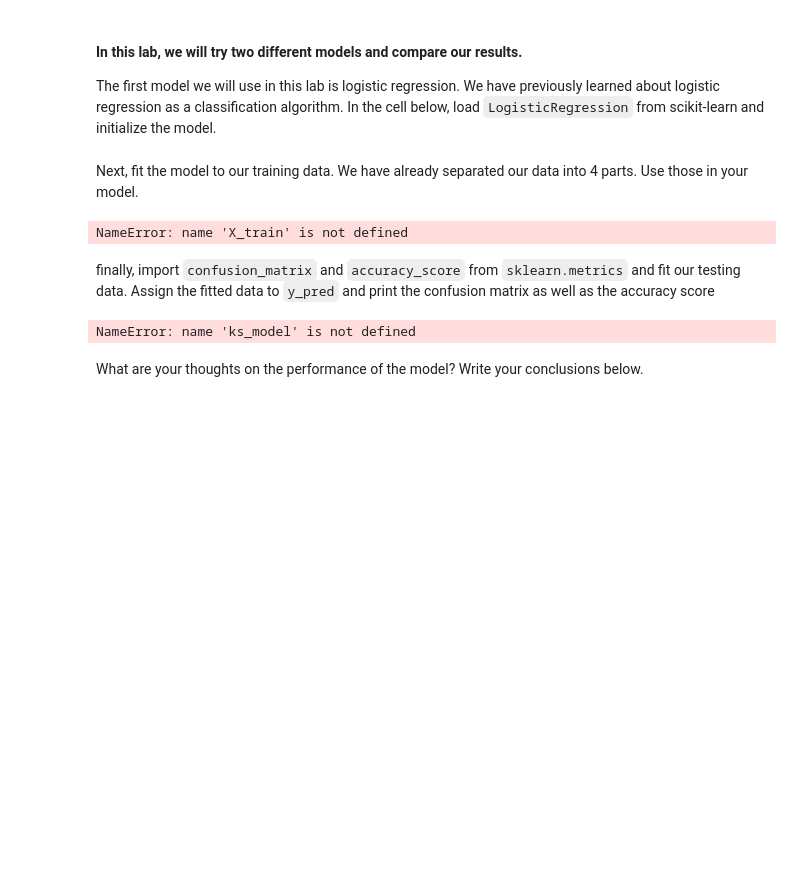
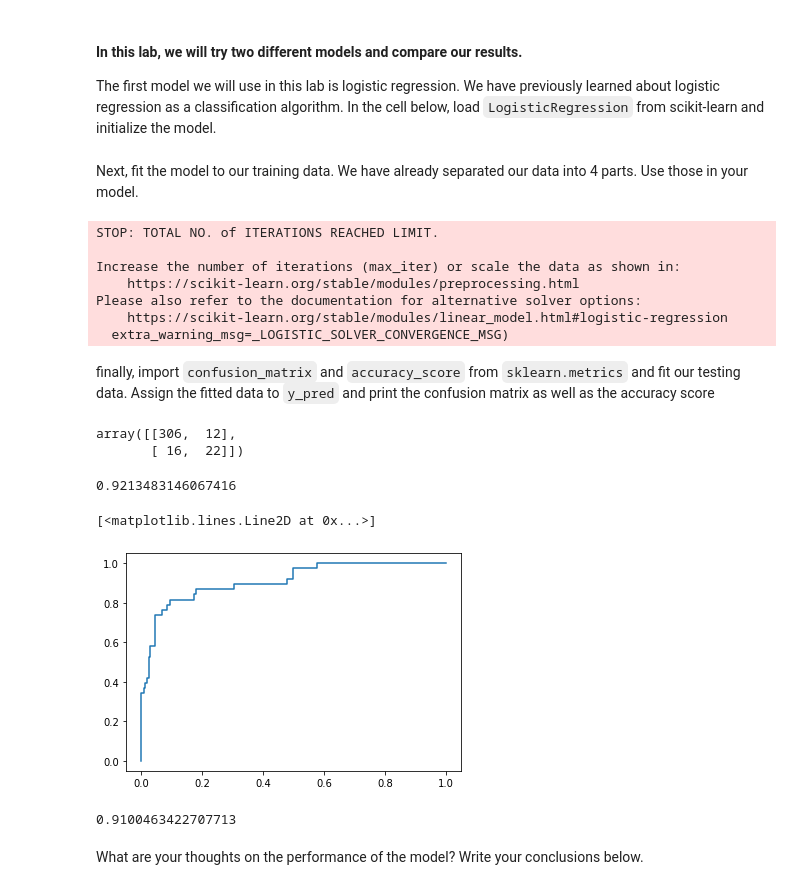
Before and after one commit to ironhack-datalabs/dataV2-labs, a Jupyter notebook: module-3/Supervised-Learning/your-code/main.ipynb, the cells around one changed output. Drawn from its saved outputs; the diff is of its cells as text; code cells hidden in the pictures; blank space fills up the shorter version.

```diff
--- a/module-3/Supervised-Learning/your-code/main.ipynb
+++ b/module-3/Supervised-Learning/your-code/main.ipynb
@@ -478,2 +493,5 @@ website_dummy = pd.get_dummies(websites_mod, drop_first=True)
+# %%
+websites_dummy_y = pd.get_dummies(data=websites_mod['Type'], drop_first=True)
+websites_dummy_x = pd.get_dummies(data=websites_mod, columns=['CHARSET', 'SERVER', 'WHOIS_COUNTRY'], drop_first=True)
 # %% [markdown]
 Now, inspect `website_dummy` to make sure the data and types are intended - there shouldn't be any categorical columns at this point.
@@ -498,4 +513,4 @@ We'll start off this section by splitting the data to train and test. **Name you
 from sklearn.model_selection import train_test_split
 
 #How do we determine which are x and which are y value?
-X_train, X_test, y_train, y_test = train_test_split(x, y, test_size=0.2)
+X_train, X_test, y_train, y_test = train_test_split(websites_dummy_x, websites_dummy_y, test_size=0.2)
@@ -510,17 +523,45 @@ from sklearn.linear_model import LogisticRegression
 # %% [markdown]
 Next, fit the model to our training data. We have already separated our data into 4 parts. Use those in your model.
 # %%
-ks_model = LogisticRegression().fit(X_train, y_train)
+web_model = LogisticRegression().fit(X_train, y_train)
 # %% [output]
-NameError: name 'X_train' is not defined
+STOP: TOTAL NO. of ITERATIONS REACHED LIMIT.
+
+Increase the number of iterations (max_iter) or scale the data as shown in:
+    https://scikit-learn.org/stable/modules/preprocessing.html
+Please also refer to the documentation for alternative solver options:
+    https://scikit-learn.org/stable/modules/linear_model.html#logistic-regression
+  extra_warning_msg=_LOGISTIC_SOLVER_CONVERGENCE_MSG)
 # %% [markdown]
 finally, import `confusion_matrix` and `accuracy_score` from `sklearn.metrics` and fit our testing data. Assign the fitted data to `y_pred` and print the confusion matrix as well as the accuracy score
 # %%
 from sklearn.metrics import confusion_matrix
+from sklearn.metrics import accuracy_score
 
-y_pred_test = ks_model.predict(X_test)
-confusion_matrix(y_test, y_pred_test)
+#confusion matrix
+y_pred = web_model.predict(X_test)
+confusion_matrix(y_test, y_pred)
 # %% [output]
-NameError: name 'ks_model' is not defined
+array([[306,  12],
+       [ 16,  22]])
+# %%
+accuracy_score(y_test, y_pred, normalize=True, sample_weight=None)
+# %% [output]
+0.9213483146067416
+# %%
+from sklearn import metrics
+
+y_pred_proba = web_model.predict_proba(X_test)[::,1]
+fpr, tpr, _ = metrics.roc_curve(y_test,  y_pred_proba)
+auc_lr = metrics.roc_auc_score(y_test, y_pred_proba)
+
+plt.plot(fpr,tpr)
+# %% [output]
+[<matplotlib.lines.Line2D at 0x...>]
+[figure, added]
+# %%
+auc_lr
+# %% [output]
+0.9100463422707713
 # %% [markdown]
 What are your thoughts on the performance of the model? Write your conclusions below.
```
Also changed, not shown: parts of 9 cells of this notebook, 3 other files.
